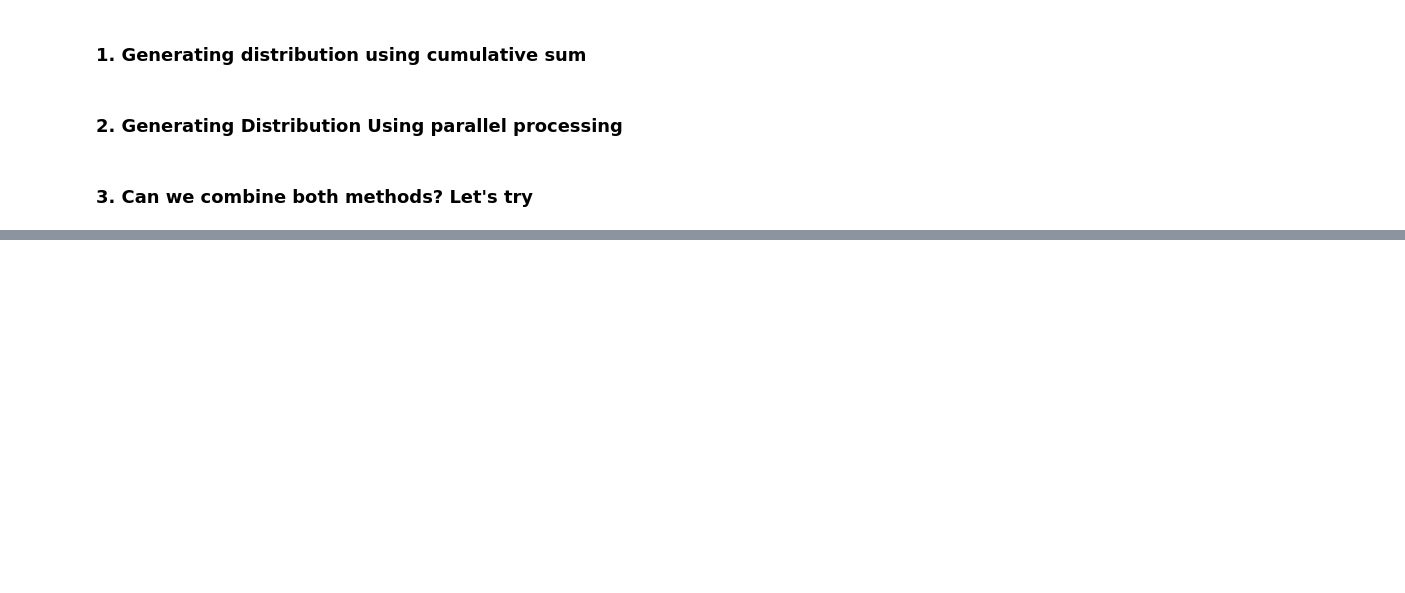
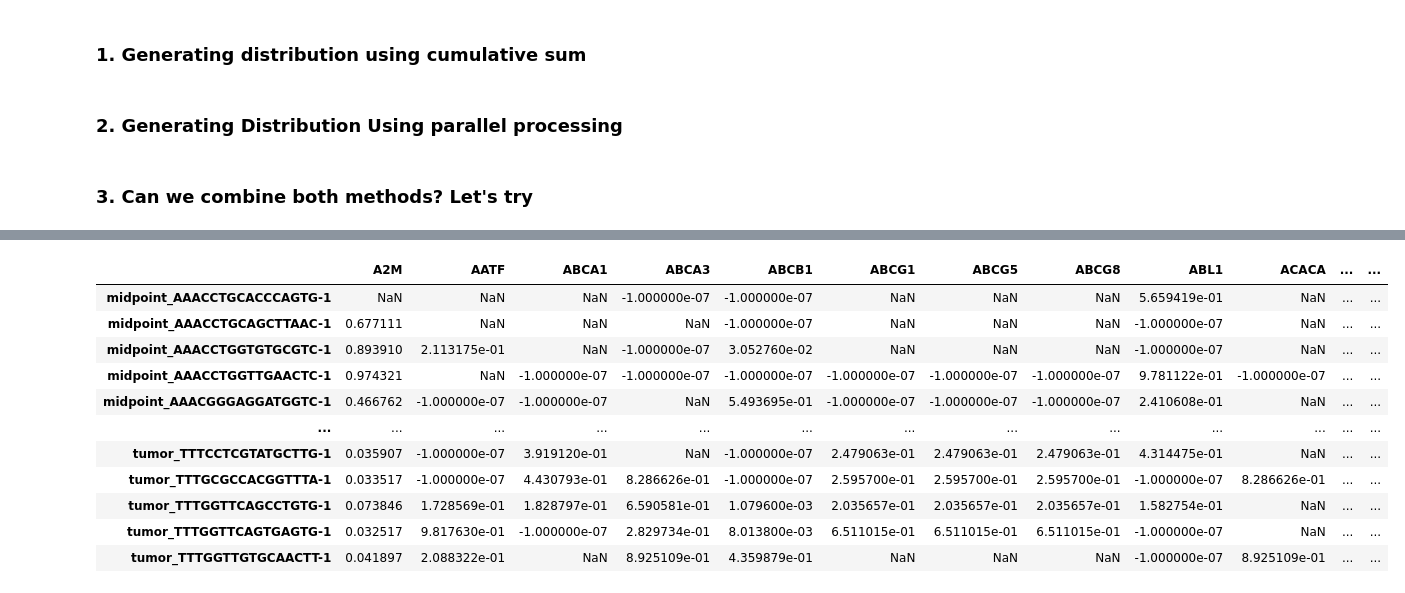
Before and after one commit to PathwayAndDataAnalysis/TF-Analysis, a Jupyter notebook: main/another_approach/notebook.ipynb, the cells around one changed output, grey strips where cells are left out. Saved outputs shown, nothing was run; the diff lists cells and outputs as text; code cells hidden in the pictures; blank space fills up the shorter version.

```diff
--- a/main/another_approach/notebook.ipynb
+++ b/main/another_approach/notebook.ipynb
@@ -188,12 +202,13 @@ array([[5.00000000e-05, 5.00000000e-05, 5.00000000e-05, ...,
 # %%
 cpo_df_c_grouped = None
-iters = 1_000_000
+iters = 10_000_000
 # Now Calculate actual RM for each cell
 
-result = pd.DataFrame(columns=cpo_grouped_df['symbol'].values, index=sde_df.index)
+# result = pd.DataFrame(columns=cpo_grouped_df['symbol'].values, index=sde_df.index)
+result = pd.DataFrame(columns=cpo_grouped_df['symbol'].values, index=sde_df.index[:50])
 cell_count = 0
 
-for idx, row in sde_df.iterrows():
+for idx, row in sde_df.head(50).iterrows():
     time = timer()
     cell = pd.DataFrame(row.index, columns=['symbol'])
     cell['zscore'] = row.values
@@ -282,0 +308,71 @@ Cell number: 1913 Time taken:  0.7863434390019393 seconds
+# %%
+iters = 10_000_000
+
+result = pd.DataFrame(columns=cpo_grouped_df['symbol'].values, index=sde_df.index)
+
+
+def cell_worker(row, idx):
+    # time = timer()
+    cell = pd.DataFrame({'symbol': row.index, 'zscore': row.values})
+    # Remove rows of cell if zscore is nan
+    cell.dropna(inplace=True)
+    cell.reset_index(drop=True, inplace=True)
+    cell.sort_values(by=['zscore'], ascending=[False], inplace=True)
+    cell.reset_index(drop=True, inplace=True)
+
+    cell['acti_rank'] = cell.index
+    cell['acti_rank'] = (cell['acti_rank'] + 0.5) / len(cell)
+    cell['inhi_rank'] = 1 - cell['acti_rank']
+
+    cpo_df_c = cpo_df.copy()
+    cpo_df_c = cpo_df_c[cpo_df_c['targetSymbol'].isin(cell['symbol'])]
+    cpo_df_c.reset_index(drop=True, inplace=True)
+
+    cpo_df_c['pos_rs'] = cpo_df_c.apply(
+        lambda x:
+        cell.loc[cell['symbol'] == x['targetSymbol'], 'acti_rank'].values[0]
+        if x['isUp'] == 1
+        else
+        cell.loc[cell['symbol'] == x['targetSymbol'], 'inhi_rank'].values[0],
+        axis=1
+    )
+    cpo_df_c['neg_rs'] = 1 - cpo_df_c['pos_rs']
+
+    # Group
+    cpo_df_c_grouped = cpo_df_c.groupby('symbol')['isUp'].apply(list).reset_index(name='upDownList')
+    cpo_df_c_grouped['targetList'] = \
+        cpo_df_c.groupby('symbol')['targetSymbol'].apply(list).reset_index(name='targetList')['targetList']
+    cpo_df_c_grouped['upDownCount'] = cpo_df_c_grouped['upDownList'].apply(lambda x: len(x))
+    cpo_df_c_grouped['pos_rs'] = cpo_df_c.groupby('symbol')['pos_rs'].apply(list).reset_index(name='pos_rs')['pos_rs']
+    cpo_df_c_grouped['neg_rs'] = cpo_df_c.groupby('symbol')['neg_rs'].apply(list).reset_index(name='neg_rs')['neg_rs']
+    cpo_df_c_grouped['rs'] = cpo_df_c_grouped.apply(
+        lambda x: np.min([np.mean(x['pos_rs']), np.mean(x['neg_rs'])]), axis=1
+    )
+    # if rs is pos_rs then it is up, if rs is neg_rs then it is down. So if rs is neg_rs then we need to multiply it by -1
+    cpo_df_c_grouped['rs'] = cpo_df_c_grouped.apply(
+        lambda x: x['rs'] if np.mean(x['pos_rs']) > np.mean(x['neg_rs']) else -1 * x['rs'], axis=1
+    )
+
+    # Counting how many times the RS is less than the random distribution
+    for idx1, row1 in cpo_df_c_grouped.iterrows():
+        arr = distribution[row1['upDownCount'] - 1]
+        rs_count = np.searchsorted(arr, row1['rs'])
+        if rs_count == 0:
+            rs_count = rs_count + 1
+        if np.sign(row1['rs']) == -1:
+            rs_count = -1 * rs_count
+        cpo_df_c_grouped.loc[idx1, 'count'] = rs_count
+        cpo_df_c_grouped.loc[idx1, 'p-value'] = rs_count / iters
+
+    result.loc[idx, cpo_df_c_grouped['symbol']] = cpo_df_c_grouped['p-value'].values
+    return result.loc[idx].values
+
+
+parallel = Parallel(n_jobs=-1, verbose=10, backend="multiprocessing")
+output = parallel(delayed(cell_worker)(row, idx) for idx, row in sde_df.iterrows())
+output = pd.DataFrame(output, columns=cpo_grouped_df['symbol'].values, index=sde_df.index)
+output.dropna(axis=1, how='all', inplace=True)
+output.to_csv('data/output_parallel.tsv', sep='\t')
+
+output
+# %% [output]
@@ -282,0 +396,12 @@ Cell number: 1913 Time taken:  0.7863434390019393 seconds
+|  | A2M | AATF | ABCA1 | ABCA3 | ABCB1 | ABCG1 | ABCG5 | ABCG8 | ABL1 | ACACA | ... | ... |
+| midpoint_AAACCTGCACCCAGTG-1 | NaN | NaN | NaN | -1.000000e-07 | -1.000000e-07 | NaN | NaN | NaN | 5.659419e-01 | NaN | ... | ... |
+| midpoint_AAACCTGCAGCTTAAC-1 | 0.677111 | NaN | NaN | NaN | -1.000000e-07 | NaN | NaN | NaN | -1.000000e-07 | NaN | ... | ... |
+| midpoint_AAACCTGGTGTGCGTC-1 | 0.893910 | 2.113175e-01 | NaN | -1.000000e-07 | 3.052760e-02 | NaN | NaN | NaN | -1.000000e-07 | NaN | ... | ... |
+| midpoint_AAACCTGGTTGAACTC-1 | 0.974321 | NaN | -1.000000e-07 | -1.000000e-07 | -1.000000e-07 | -1.000000e-07 | -1.000000e-07 | -1.000000e-07 | 9.781122e-01 | -1.000000e-07 | ... | ... |
+| midpoint_AAACGGGAGGATGGTC-1 | 0.466762 | -1.000000e-07 | -1.000000e-07 | NaN | 5.493695e-01 | -1.000000e-07 | -1.000000e-07 | -1.000000e-07 | 2.410608e-01 | NaN | ... | ... |
+| ... | ... | ... | ... | ... | ... | ... | ... | ... | ... | ... | ... | ... |
+| tumor_TTTCCTCGTATGCTTG-1 | 0.035907 | -1.000000e-07 | 3.919120e-01 | NaN | -1.000000e-07 | 2.479063e-01 | 2.479063e-01 | 2.479063e-01 | 4.314475e-01 | NaN | ... | ... |
+| tumor_TTTGCGCCACGGTTTA-1 | 0.033517 | -1.000000e-07 | 4.430793e-01 | 8.286626e-01 | -1.000000e-07 | 2.595700e-01 | 2.595700e-01 | 2.595700e-01 | -1.000000e-07 | 8.286626e-01 | ... | ... |
+| tumor_TTTGGTTCAGCCTGTG-1 | 0.073846 | 1.728569e-01 | 1.828797e-01 | 6.590581e-01 | 1.079600e-03 | 2.035657e-01 | 2.035657e-01 | 2.035657e-01 | 1.582754e-01 | NaN | ... | ... |
+| tumor_TTTGGTTCAGTGAGTG-1 | 0.032517 | 9.817630e-01 | -1.000000e-07 | 2.829734e-01 | 8.013800e-03 | 6.511015e-01 | 6.511015e-01 | 6.511015e-01 | -1.000000e-07 | NaN | ... | ... |
+| tumor_TTTGGTTGTGCAACTT-1 | 0.041897 | 2.088322e-01 | NaN | 8.925109e-01 | 4.359879e-01 | NaN | NaN | NaN | -1.000000e-07 | 8.925109e-01 | ... | ... |
```
Also changed, not shown: parts of 13 cells of this notebook, 2 other files.
